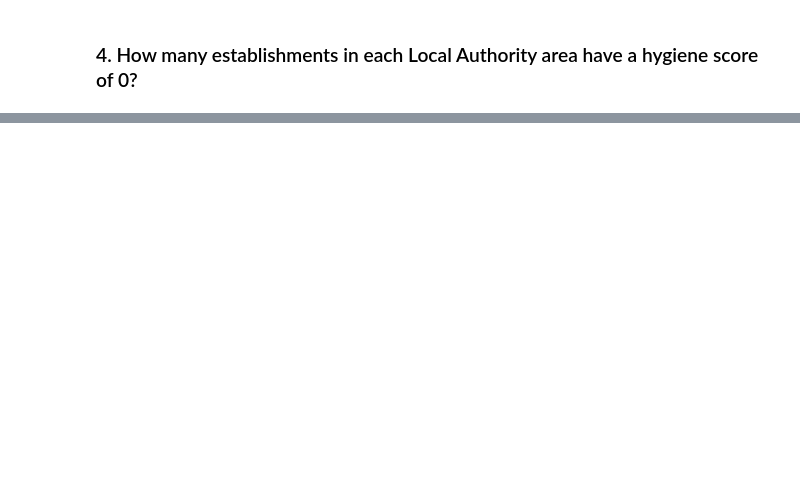
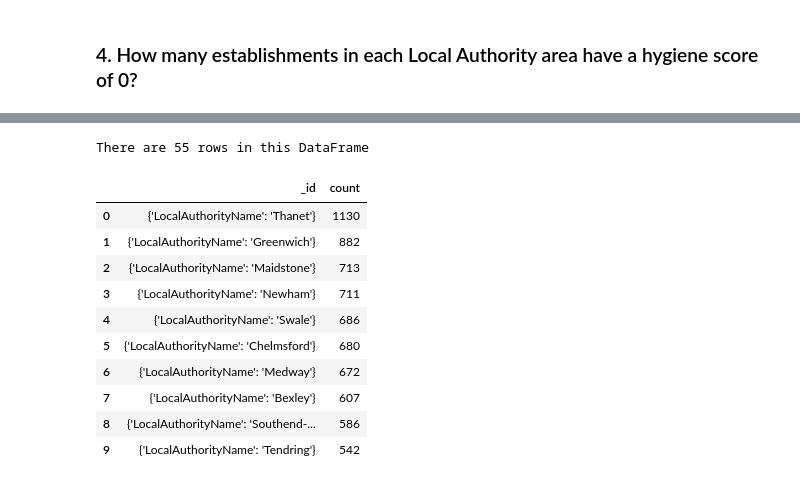
Before and after one commit to Cmagor1819/nosql-challenge, a Jupyter notebook: Starter_Code/NoSQL_analysis_starter.ipynb, the cells around one changed output, grey strips where cells are left out. Saved outputs shown, nothing was run; the diff lists cells and outputs as text; code cells hidden in the pictures; blank space fills up the shorter version.

```diff
--- a/Starter_Code/NoSQL_analysis_starter.ipynb
+++ b/Starter_Code/NoSQL_analysis_starter.ipynb
@@ -101,7 +198,18 @@ limit =
 # 1. Matches establishments with a hygiene score of 0
 # 2. Groups the matches by Local Authority
 # 3. Sorts the matches from highest to lowest
+query_match = {"$match": {"scores.Hygiene": 0}}
+query_group = {"$group": {"_id": {"LocalAuthorityName": "$LocalAuthorityName"},
+                          "count": {"$sum": 1}}}
+
+sort = {"$sort": {"count": -1}}
+
+pipeline = [query_match, query_group, sort]
+result = list(establishments.aggregate(pipeline))
+result
 
 # Print the number of documents in the result
+print(f"{establishments.count_documents(query2)} documents in result")
 
 # Print the first 10 results
+pprint(result[0:10])
@@ -108,6 +228,21 @@ limit =
 # %%
 # Convert the result to a Pandas DataFrame
-
+hygiene_0_df = pd.DataFrame(result)
 # Display the number of rows in the DataFrame
+print(f"There are {len(hygiene_0_df)} rows in this DataFrame")
 
 # Display the first 10 rows of the DataFrame
+hygiene_0_df.head(10)
+# %% [output]
+There are 55 rows in this DataFrame
+|  | _id | count |
+| 0 | {'LocalAuthorityName': 'Thanet'} | 1130 |
+| 1 | {'LocalAuthorityName': 'Greenwich'} | 882 |
+| 2 | {'LocalAuthorityName': 'Maidstone'} | 713 |
+| 3 | {'LocalAuthorityName': 'Newham'} | 711 |
+| 4 | {'LocalAuthorityName': 'Swale'} | 686 |
+| 5 | {'LocalAuthorityName': 'Chelmsford'} | 680 |
+| 6 | {'LocalAuthorityName': 'Medway'} | 672 |
+| 7 | {'LocalAuthorityName': 'Bexley'} | 607 |
+| 8 | {'LocalAuthorityName': 'Southend-... | 586 |
+| 9 | {'LocalAuthorityName': 'Tendring'} | 542 |
```
Also changed, not shown: parts of 9 cells of this notebook, 1 other file.
